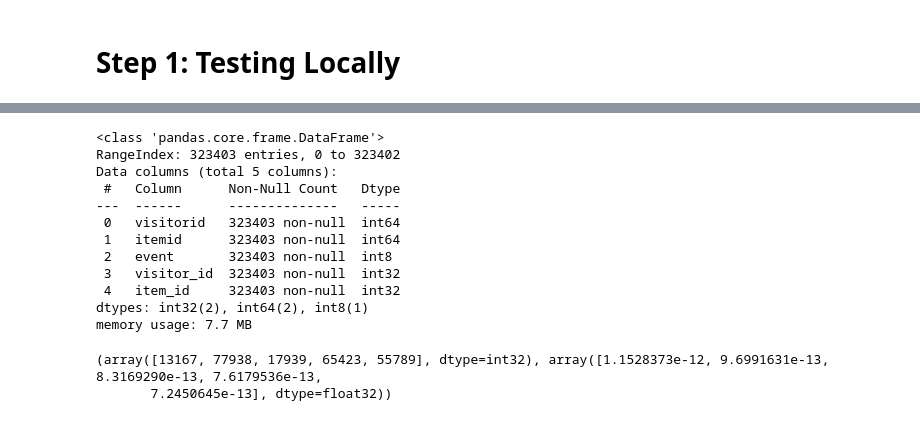
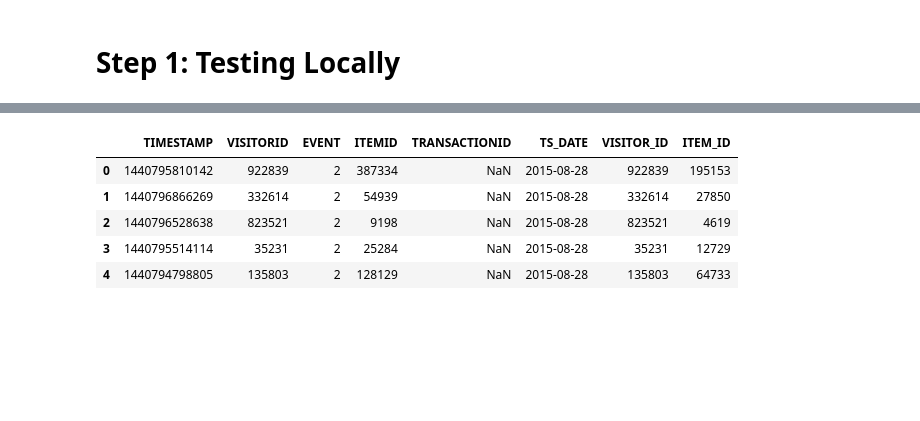
Before and after one commit to sfc-gh-skhara/skhara-demos, a Jupyter notebook: Recommendation Engine/Collaborative Filtering with ALS/01_collaborative_filtering_code.ipynb, the cells around one changed output, grey strips where cells are left out. Drawn from its saved outputs; the diff is of its cells as text; code cells hidden in the pictures; blank space fills up the shorter version.

```diff
--- a/Recommendation Engine/Collaborative Filtering with ALS/01_collaborative_filtering_code.ipynb
+++ b/Recommendation Engine/Collaborative Filtering with ALS/01_collaborative_filtering_code.ipynb
@@ -84,27 +62,0 @@ data_raw.head()
-# %%
-data = data_raw.copy(deep=True)
-data['visitorid'] = data['visitorid'].astype("category")
-data['visitor_id'] = data['visitorid'].cat.codes
-data['visitorid'] = data['visitorid'].astype("int")
-
-data['itemid'] = data['itemid'].astype("category")
-data['item_id'] = data['itemid'].cat.codes
-data['itemid'] = data['itemid'].astype("int")
-
-data['event']= data['event'].astype('category')
-data['event']= data['event'].cat.codes
-
-data.info()
-# %% [output]
-<class 'pandas.core.frame.DataFrame'>
-RangeIndex: 323403 entries, 0 to 323402
-Data columns (total 5 columns):
- #   Column      Non-Null Count   Dtype
----  ------      --------------   -----
- 0   visitorid   323403 non-null  int64
- 1   itemid      323403 non-null  int64
- 2   event       323403 non-null  int8
- 3   visitor_id  323403 non-null  int32
- 4   item_id     323403 non-null  int32
-dtypes: int32(2), int64(2), int8(1)
-memory usage: 7.7 MB
@@ -111 +88,11 @@ memory usage: 7.7 MB
+# %%
+snf_cleaned = session.table('EVENTS_DATA_CLEANED')
+snf_cleaned.limit(5).to_pandas()
+# %% [output]
+|  | TIMESTAMP | VISITORID | EVENT | ITEMID | TRANSACTIONID | TS_DATE | VISITOR_ID | ITEM_ID |
+| 0 | 1440795810142 | 922839 | 2 | 387334 | NaN | 2015-08-28 | 922839 | 195153 |
+| 1 | 1440796866269 | 332614 | 2 | 54939 | NaN | 2015-08-28 | 332614 | 27850 |
+| 2 | 1440796528638 | 823521 | 2 | 9198 | NaN | 2015-08-28 | 823521 | 4619 |
+| 3 | 1440795514114 | 35231 | 2 | 25284 | NaN | 2015-08-28 | 35231 | 12729 |
+| 4 | 1440794798805 | 135803 | 2 | 128129 | NaN | 2015-08-28 | 135803 | 64733 |
 # %%
@@ -125,12 +114,3 @@ alpha_val = 40
 data_conf = (sparse_user_item * alpha_val).astype('double')
 
 model.fit(data_conf)
-# %%
-###USING THE MODEL
-#Get Recommendations
-user_id = 2
-reco = model.recommend(user_id, sparse_user_item[user_id], N=5)
-print(reco)
-# %% [output]
-(array([13167, 77938, 17939, 65423, 55789], dtype=int32), array([1.1528373e-12, 9.6991631e-13, 8.3169290e-13, 7.6179536e-13,
-       7.2450645e-13], dtype=float32))
```
Also changed, not shown: parts of 49 cells of this notebook, 9 other files.
